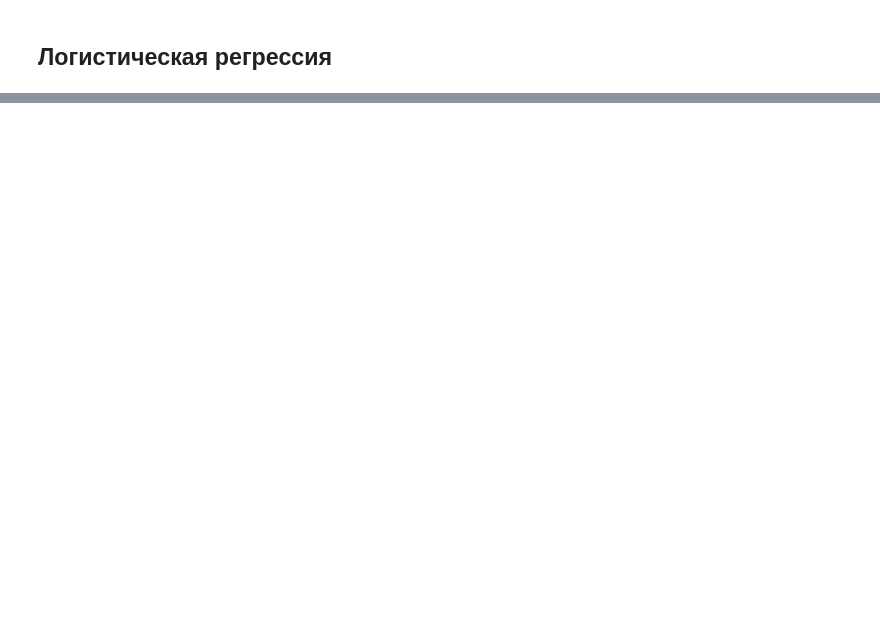
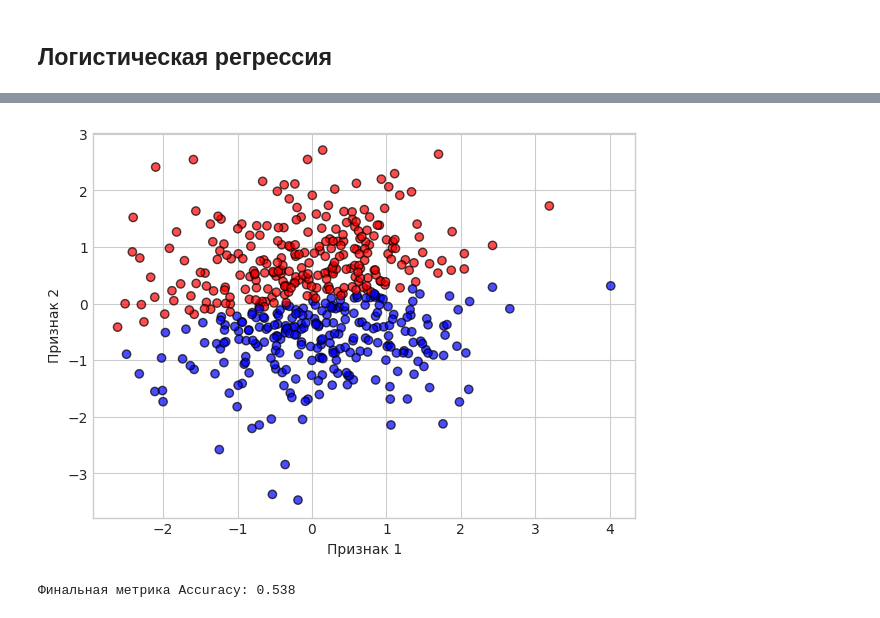
Before and after one commit to PalPalych5/nstu-practice-spring-2026, a Jupyter notebook: students/kudryavcev/lesson2.ipynb, the cells around one changed output, grey strips where cells are left out. Cells and saved outputs as stored; diff of their text form; code cells hidden in the pictures; blank space fills up the shorter version.

```diff
--- a/students/kudryavcev/lesson2.ipynb
+++ b/students/kudryavcev/lesson2.ipynb
@@ -193,0 +240,24 @@ LogisticRegression: OK
+# %%
+n_samples_ext3 = 500
+shift_1 = 0.0001
+
+x_log_ext3_0 = rng.normal(loc=-shift_1, size=(n_samples_ext3 // 2, 2))
+x_log_ext3_1 = rng.normal(loc=shift_1, size=(n_samples_ext3 // 2, 2))
+x_log_ext3 = np.vstack([x_log_ext3_0, x_log_ext3_1])
+y_log_ext3 = np.array([0] * (n_samples_ext3 // 2) + [1] * (n_samples_ext3 // 2))
+
+log_model_ext3 = Exercise.create_logistic_model(num_features=2, rng=np.random.default_rng(2))
+log_history_ext3 = train_with_history(log_model_ext3, x_log_ext3, y_log_ext3, lr=0.5, n_iter=800, every=20)
+log_proba_ext3 = log_model_ext3.predict(x_log_ext3)
+log_pred_ext3 = (log_proba_ext3 >= 0.5).astype(int)
+
+plt.figure(figsize=(7, 5))
+plt.scatter(x_log_ext3[:, 0], x_log_ext3[:, 1], c=log_pred_ext3, cmap='bwr', alpha=0.7, edgecolors='k')
+plt.xlabel('Признак 1')
+plt.ylabel('Признак 2')
+plt.show()
+
+print('Финальная метрика Accuracy:', log_history_ext3[-1][2])
+# %% [output]
+[figure, added]
+Финальная метрика Accuracy: 0.538
```
Also changed, not shown: parts of 12 cells of this notebook.
